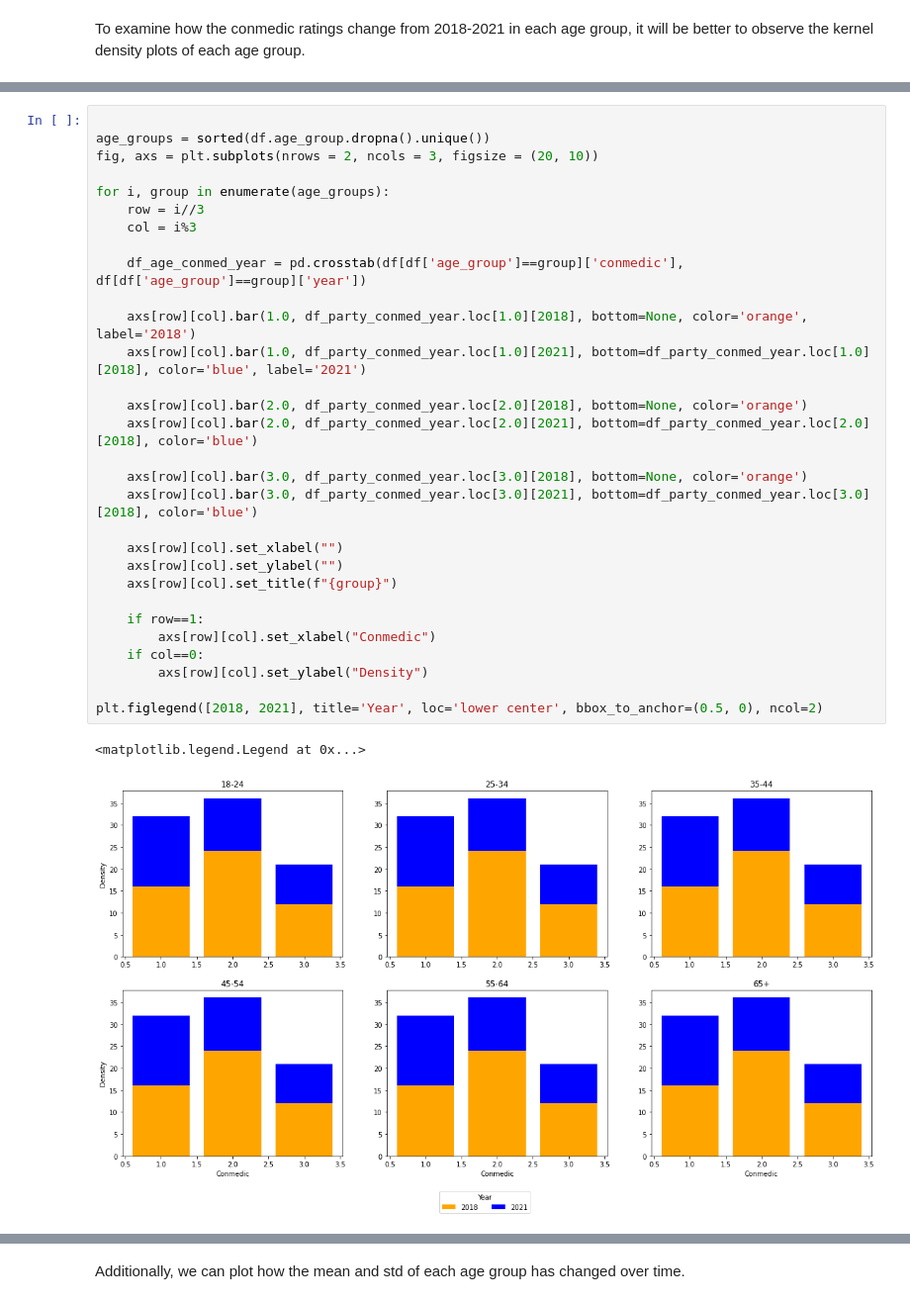
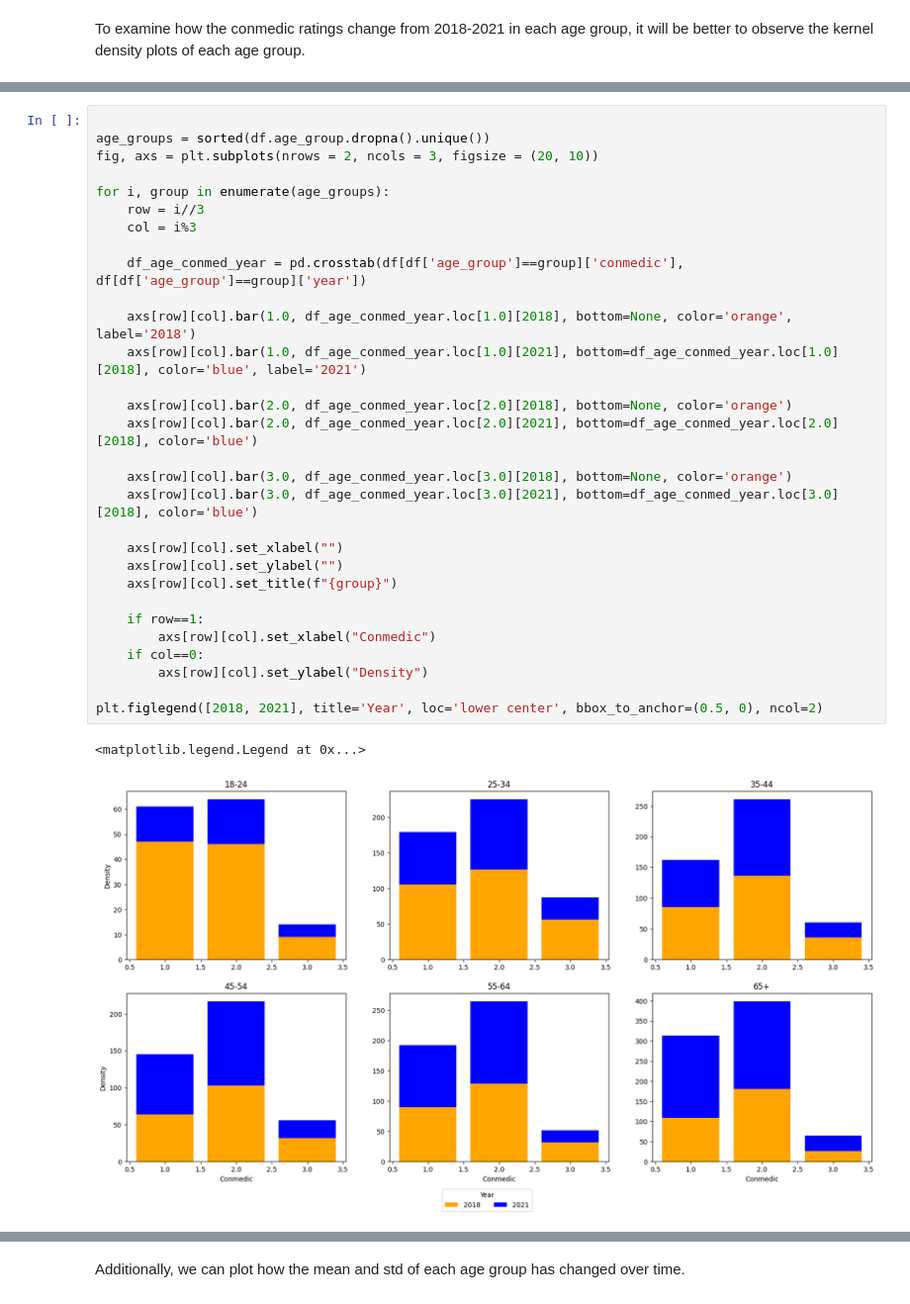
Before and after one commit to jacqueline-chao/project-1, a Jupyter notebook: src/data_viz.ipynb, the cells around one changed output, grey strips where cells are left out. Shown at 99% size. Drawn from its saved outputs; the diff is of its cells as text.

```diff
--- a/src/data_viz.ipynb
+++ b/src/data_viz.ipynb
@@ -495,36 +495,36 @@ plt.figlegend([2018, 2021], title='Year', loc='lower center', bbox_to_anchor=(0.
 # %%
 
 age_groups = sorted(df.age_group.dropna().unique())
 fig, axs = plt.subplots(nrows = 2, ncols = 3, figsize = (20, 10))
 
 for i, group in enumerate(age_groups):
     row = i//3
     col = i%3
 
     df_age_conmed_year = pd.crosstab(df[df['age_group']==group]['conmedic'], df[df['age_group']==group]['year'])
 
-    axs[row][col].bar(1.0, df_party_conmed_year.loc[1.0][2018], bottom=None, color='orange', label='2018')
-    axs[row][col].bar(1.0, df_party_conmed_year.loc[1.0][2021], bottom=df_party_conmed_year.loc[1.0][2018], color='blue', label='2021')
+    axs[row][col].bar(1.0, df_age_conmed_year.loc[1.0][2018], bottom=None, color='orange', label='2018')
+    axs[row][col].bar(1.0, df_age_conmed_year.loc[1.0][2021], bottom=df_age_conmed_year.loc[1.0][2018], color='blue', label='2021')
 
-    axs[row][col].bar(2.0, df_party_conmed_year.loc[2.0][2018], bottom=None, color='orange')
-    axs[row][col].bar(2.0, df_party_conmed_year.loc[2.0][2021], bottom=df_party_conmed_year.loc[2.0][2018], color='blue')
+    axs[row][col].bar(2.0, df_age_conmed_year.loc[2.0][2018], bottom=None, color='orange')
+    axs[row][col].bar(2.0, df_age_conmed_year.loc[2.0][2021], bottom=df_age_conmed_year.loc[2.0][2018], color='blue')
 
-    axs[row][col].bar(3.0, df_party_conmed_year.loc[3.0][2018], bottom=None, color='orange')
-    axs[row][col].bar(3.0, df_party_conmed_year.loc[3.0][2021], bottom=df_party_conmed_year.loc[3.0][2018], color='blue')
+    axs[row][col].bar(3.0, df_age_conmed_year.loc[3.0][2018], bottom=None, color='orange')
+    axs[row][col].bar(3.0, df_age_conmed_year.loc[3.0][2021], bottom=df_age_conmed_year.loc[3.0][2018], color='blue')
 
     axs[row][col].set_xlabel("")
     axs[row][col].set_ylabel("")
     axs[row][col].set_title(f"{group}")
 
     if row==1:
         axs[row][col].set_xlabel("Conmedic")
     if col==0:
         axs[row][col].set_ylabel("Density")
 
 plt.figlegend([2018, 2021], title='Year', loc='lower center', bbox_to_anchor=(0.5, 0), ncol=2)
 # %% [output]
 <matplotlib.legend.Legend at 0x...>
-[figure, old version]
+[figure, new version]
 # %%
 import seaborn as sns
 import matplotlib.pyplot as plt
```
Also changed, not shown: parts of 12 cells of this notebook.
